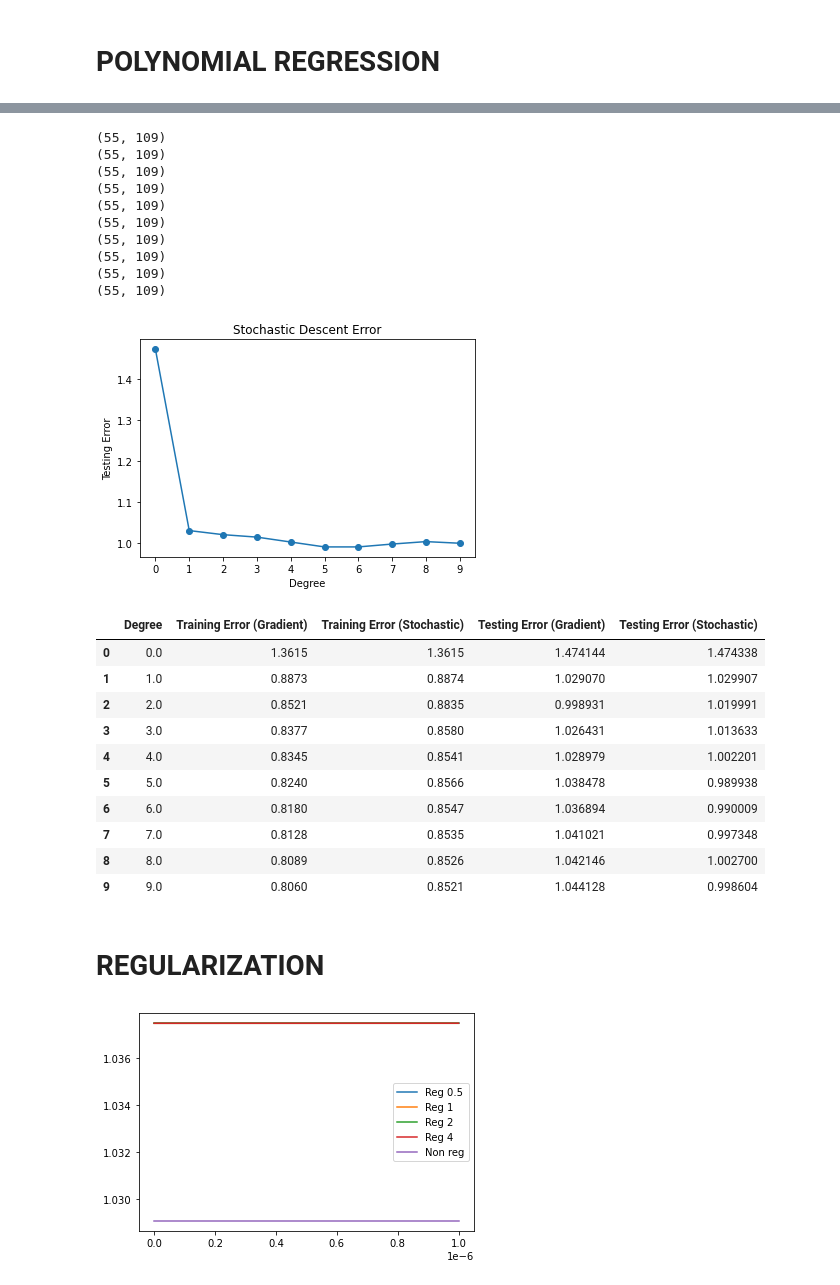
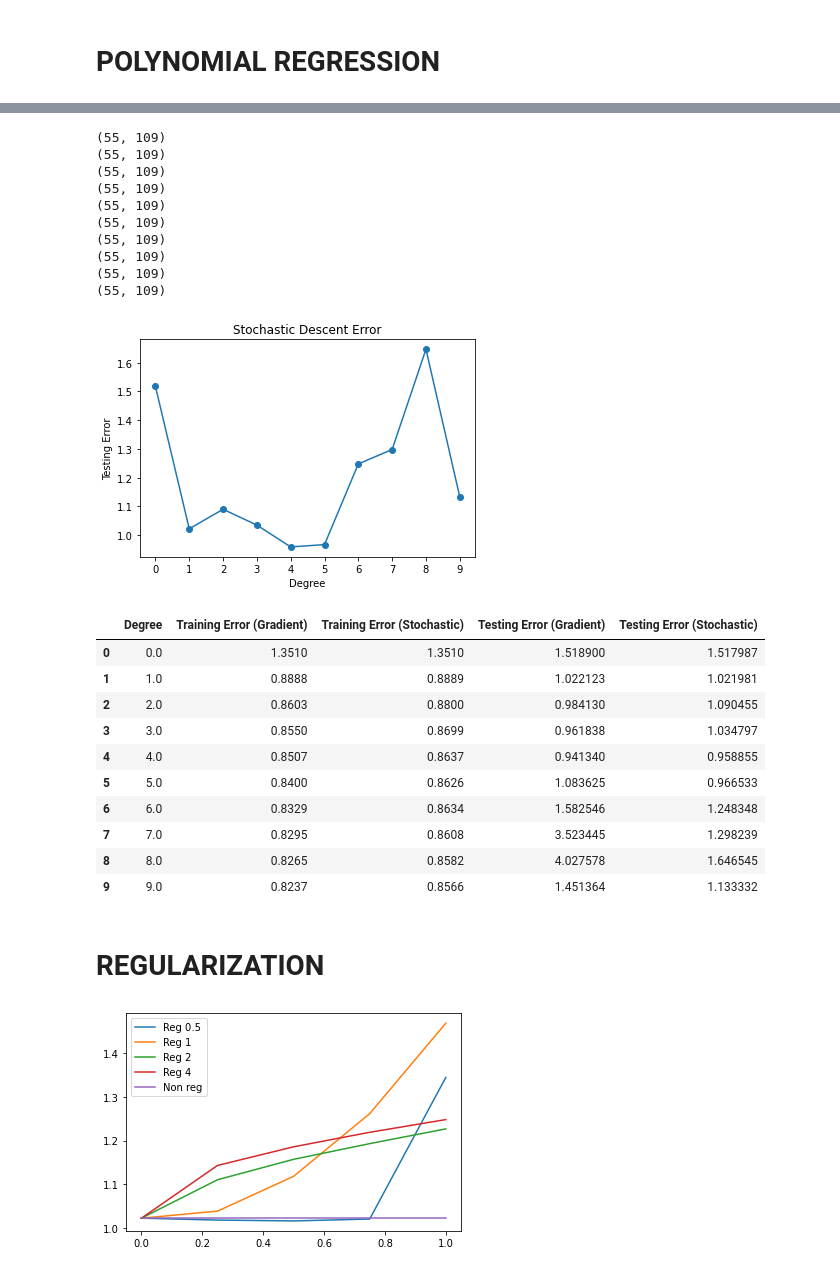
Before and after one commit to mokshith002/FODS-Assignment-1, a Jupyter notebook: 1B.ipynb, the cells around one changed output, grey strips where cells are left out. Cells and saved outputs as stored; diff of their text form; code cells hidden in the pictures.

```diff
--- a/1B.ipynb
+++ b/1B.ipynb
@@ -79,7 +126,7 @@ def gradient_descent(Y, X, W, alpha, iterations):
     cost = np.zeros(iterations)
 
     for i in range(iterations):
-        W = W + (alpha / N)*(X @ (Y - W.T @ X).T)
+        W = W - (alpha / N)*((-X) @ (Y - W.T @ X).T)
         cost[i] = loss_function(Y, X, W)
 
     return W, cost
@@ -96,7 +157,7 @@ def stochastic_descent(Y, X, W, alpha, iterations):
         Xi = X[:, index].reshape([M, 1])
         Yi = Y[index].reshape([1, 1])
 
-        W = W + (alpha / N) * (Xi @ (Yi - W.T @ Xi).T)
+        W = W - (alpha / N) * ((-Xi) @ (Yi - W.T @ Xi).T)
         cost[i] = loss_function(Y, X, W)
 
     return W, cost
@@ -229,7 +290,7 @@ plt.show()
 (55, 109)
 (55, 109)
 (55, 109)
-[figure, old version]
+[figure, new version]
 # %%
 degrees = np.array([i for i in range(10)]).reshape([10,1])
 polynomial_regression_result = np.concatenate((degrees, training_error_gradient, training_error_stochastic, testing_error_gradient, testing_error_stochastic), axis = 1)
@@ -238,16 +299,16 @@ polynomial_regression_table = pd.DataFrame(polynomial_regression_result, columns
 polynomial_regression_table
 # %% [output]
 |  | Degree | Training Error (Gradient) | Training Error (Stochastic) | Testing Error (Gradient) | Testing Error (Stochastic) |
-| 0 | 0.0 | 1.3615 | 1.3615 | 1.474144 | 1.474338 |
-| 1 | 1.0 | 0.8873 | 0.8874 | 1.029070 | 1.029907 |
-| 2 | 2.0 | 0.8521 | 0.8835 | 0.998931 | 1.019991 |
-| 3 | 3.0 | 0.8377 | 0.8580 | 1.026431 | 1.013633 |
-| 4 | 4.0 | 0.8345 | 0.8541 | 1.028979 | 1.002201 |
-| 5 | 5.0 | 0.8240 | 0.8566 | 1.038478 | 0.989938 |
-| 6 | 6.0 | 0.8180 | 0.8547 | 1.036894 | 0.990009 |
-| 7 | 7.0 | 0.8128 | 0.8535 | 1.041021 | 0.997348 |
-| 8 | 8.0 | 0.8089 | 0.8526 | 1.042146 | 1.002700 |
-| 9 | 9.0 | 0.8060 | 0.8521 | 1.044128 | 0.998604 |
+| 0 | 0.0 | 1.3510 | 1.3510 | 1.518900 | 1.517987 |
+| 1 | 1.0 | 0.8888 | 0.8889 | 1.022123 | 1.021981 |
+| 2 | 2.0 | 0.8603 | 0.8800 | 0.984130 | 1.090455 |
+| 3 | 3.0 | 0.8550 | 0.8699 | 0.961838 | 1.034797 |
+| 4 | 4.0 | 0.8507 | 0.8637 | 0.941340 | 0.958855 |
+| 5 | 5.0 | 0.8400 | 0.8626 | 1.083625 | 0.966533 |
+| 6 | 6.0 | 0.8329 | 0.8634 | 1.582546 | 1.248348 |
+| 7 | 7.0 | 0.8295 | 0.8608 | 3.523445 | 1.298239 |
+| 8 | 8.0 | 0.8265 | 0.8582 | 4.027578 | 1.646545 |
+| 9 | 9.0 | 0.8237 | 0.8566 | 1.451364 | 1.133332 |
 # %% [markdown]
 # REGULARIZATION
 # %%
@@ -280,27 +341,27 @@ Y = Y_train
 X_test = np.concatenate((np.ones([1, len(X_test[0])]), X_test), axis = 0)
 # %%
 q_vec = [0.5, 1, 2, 4]
-lam_vec = np.linspace(1e-10, 1e-6, 20)
+lam_vec = np.linspace(0, 1, 5)
 alpha = 0.01
-iterations = 1000
+iterations = 100000
 
 fig, ax = plt.subplots(1, 1)
 for i in range(4):
     q = q_vec[i]
     cost_vec_reg = []
     for l in lam_vec:
         W = np.ones([3, 1])
         W, cost = regularized_gradient_descent(Y, X, W, q, alpha, l, iterations)
         cost_vec_reg.append(error_function(Y_test, X_test, W))
     ax.plot(lam_vec, cost_vec_reg, label=f"Reg {q}")
 
 ax.plot(lam_vec, np.ones(len(lam_vec)) * testing_error_gradient[1][0], label=f"Non reg")
 
 ax.legend()
 
 plt.show()
 # %% [output]
-[figure, old version]
+[figure, new version]
 # %%
 def predict(x1, x2, degree):
     X = []
```
Also changed, not shown: parts of 14 cells of this notebook, 1 other file.
